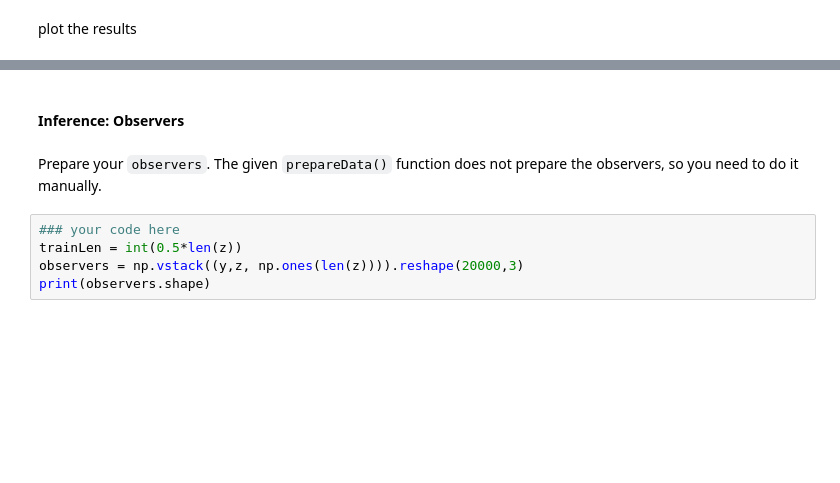
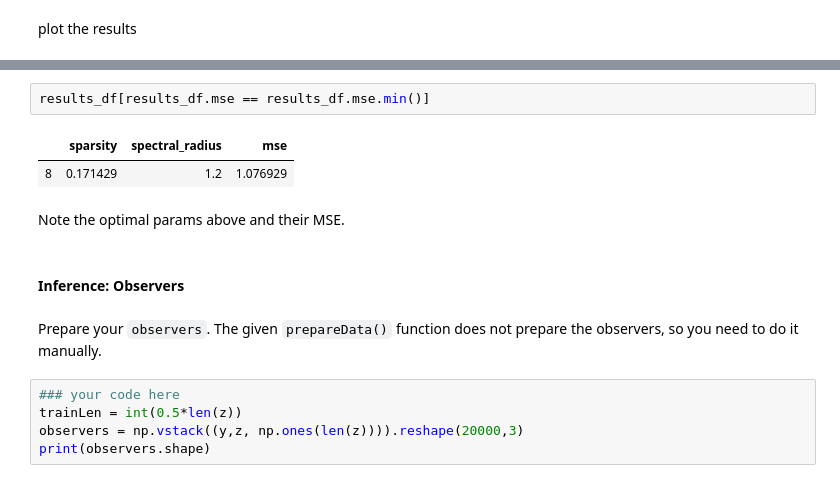
Before and after one commit to simonwarchol/2020-CS109B, a Jupyter notebook: content/homeworks/hw06/notebook/hw6_209/cs109b_hw6_209.ipynb, the cells around one changed output, grey strips where cells are left out. Saved outputs shown, nothing was run; the diff lists cells and outputs as text; blank space fills up the shorter version.

```diff
--- a/content/homeworks/hw06/notebook/hw6_209/cs109b_hw6_209.ipynb
+++ b/content/homeworks/hw06/notebook/hw6_209/cs109b_hw6_209.ipynb
@@ -350,3 +361,10 @@ plt.show()
+# %%
+results_df[results_df.mse == results_df.mse.min()]
+# %% [output]
+|  | sparsity | spectral_radius | mse |
+| 8 | 0.171429 | 1.2 | 1.076929 |
+# %% [markdown]
+Note the optimal params above and their MSE.
 # %% [markdown]
 #### Inference: Observers
 # %% [markdown]
```
Also changed, not shown: parts of 20 cells of this notebook.
